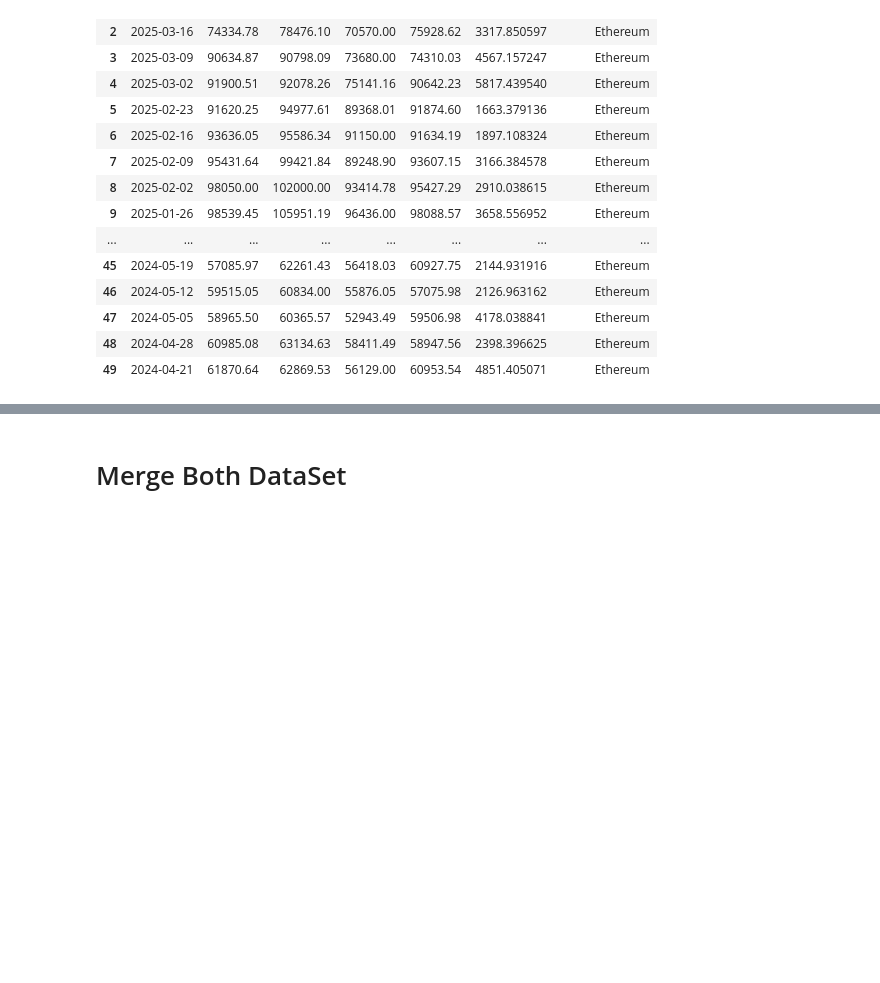
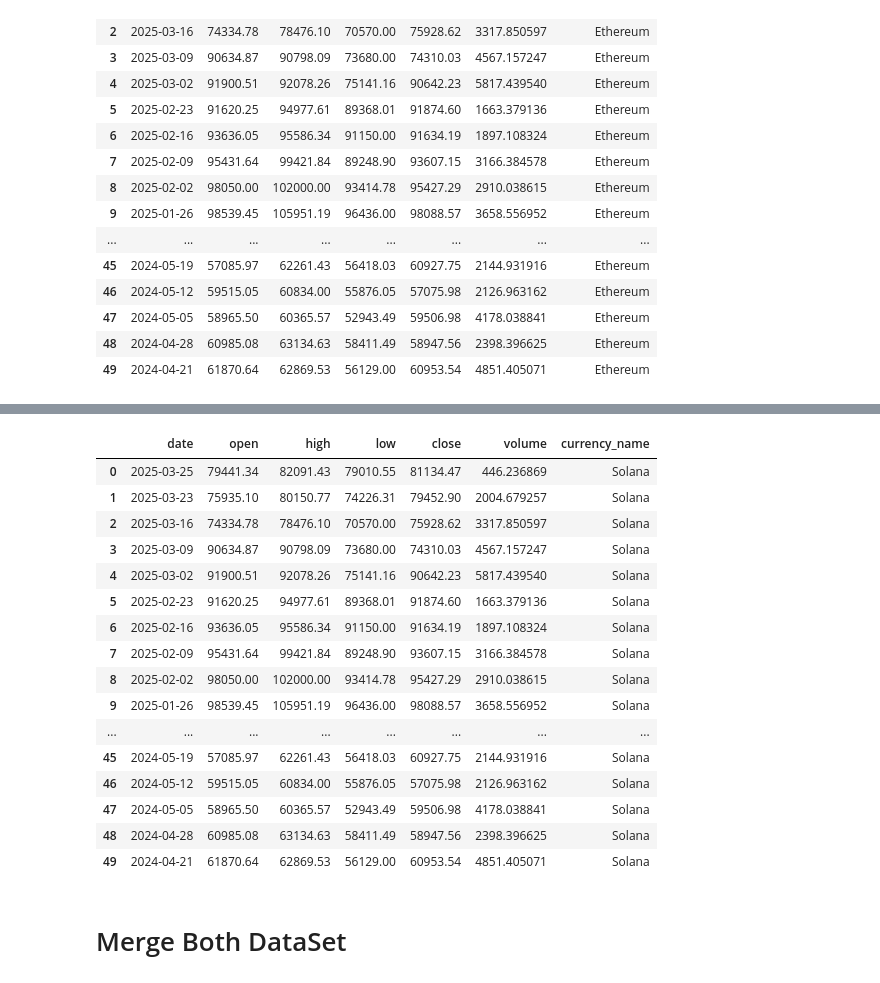
Before and after one commit to AlexIchie-coder/Projects, a Jupyter notebook: API/API.ipynb, the cells around one changed output, grey strips where cells are left out. Drawn from its saved outputs; the diff is of its cells as text; code cells hidden in the pictures; blank space fills up the shorter version.

```diff
--- a/API/API.ipynb
+++ b/API/API.ipynb
@@ -381,3 +489,23 @@ Ethereum
+# %%
+Solana
+# %% [output]
+|  | date | open | high | low | close | volume | currency_name |
+| 0 | 2025-03-25 | 79441.34 | 82091.43 | 79010.55 | 81134.47 | 446.236869 | Solana |
+| 1 | 2025-03-23 | 75935.10 | 80150.77 | 74226.31 | 79452.90 | 2004.679257 | Solana |
+| 2 | 2025-03-16 | 74334.78 | 78476.10 | 70570.00 | 75928.62 | 3317.850597 | Solana |
+| 3 | 2025-03-09 | 90634.87 | 90798.09 | 73680.00 | 74310.03 | 4567.157247 | Solana |
+| 4 | 2025-03-02 | 91900.51 | 92078.26 | 75141.16 | 90642.23 | 5817.439540 | Solana |
+| 5 | 2025-02-23 | 91620.25 | 94977.61 | 89368.01 | 91874.60 | 1663.379136 | Solana |
+| 6 | 2025-02-16 | 93636.05 | 95586.34 | 91150.00 | 91634.19 | 1897.108324 | Solana |
+| 7 | 2025-02-09 | 95431.64 | 99421.84 | 89248.90 | 93607.15 | 3166.384578 | Solana |
+| 8 | 2025-02-02 | 98050.00 | 102000.00 | 93414.78 | 95427.29 | 2910.038615 | Solana |
+| 9 | 2025-01-26 | 98539.45 | 105951.19 | 96436.00 | 98088.57 | 3658.556952 | Solana |
+| ... | ... | ... | ... | ... | ... | ... | ... |
+| 45 | 2024-05-19 | 57085.97 | 62261.43 | 56418.03 | 60927.75 | 2144.931916 | Solana |
+| 46 | 2024-05-12 | 59515.05 | 60834.00 | 55876.05 | 57075.98 | 2126.963162 | Solana |
+| 47 | 2024-05-05 | 58965.50 | 60365.57 | 52943.49 | 59506.98 | 4178.038841 | Solana |
+| 48 | 2024-04-28 | 60985.08 | 63134.63 | 58411.49 | 58947.56 | 2398.396625 | Solana |
+| 49 | 2024-04-21 | 61870.64 | 62869.53 | 56129.00 | 60953.54 | 4851.405071 | Solana |
 # %% [markdown]
 # Merge Both DataSet
 # %%
```
Also changed, not shown: parts of 43 cells of this notebook, 7 other files.
